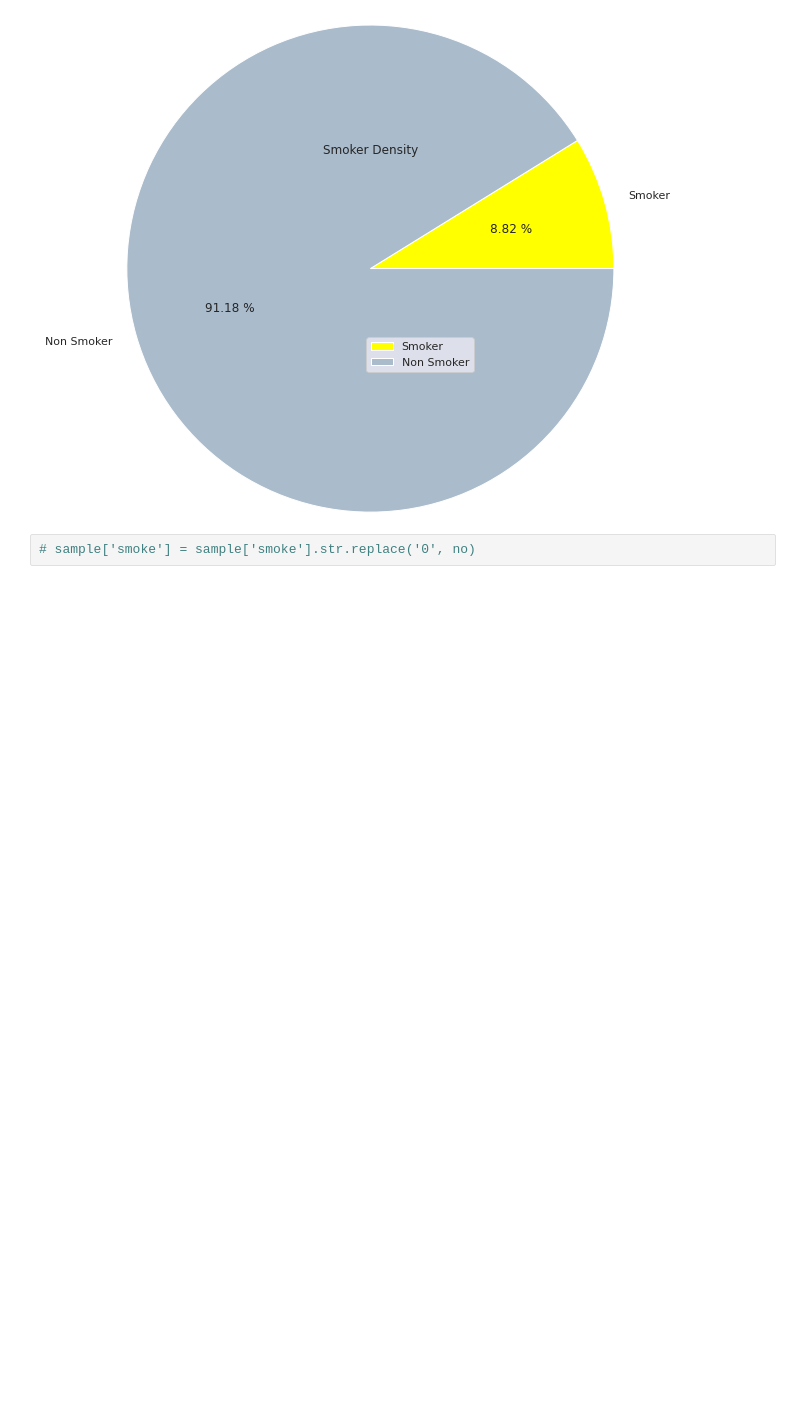
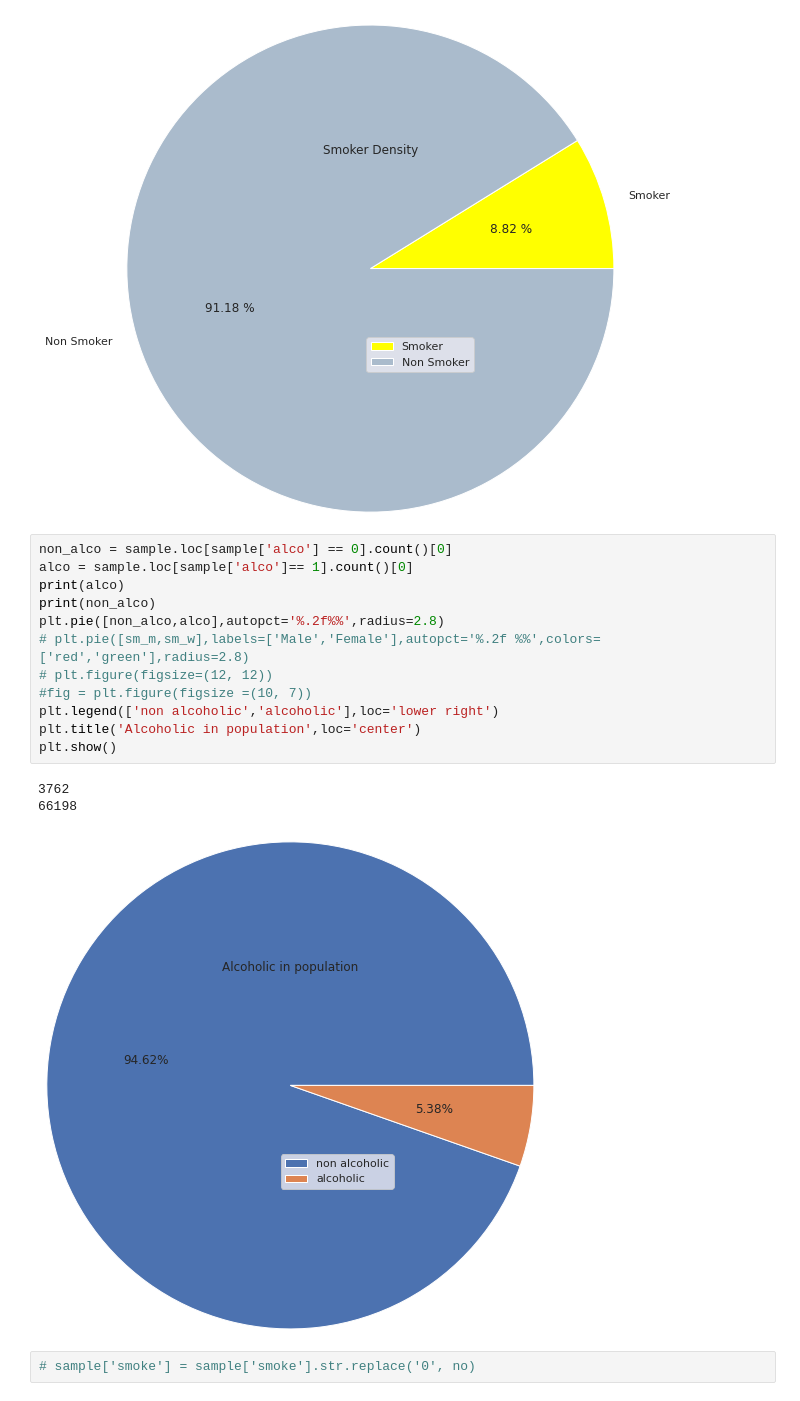
Before and after one commit to subhajit008/Health_data, a Jupyter notebook: Test.ipynb, the cells around one changed output. Saved outputs shown, nothing was run; the diff lists cells and outputs as text; blank space fills up the shorter version.

```diff
--- a/Test.ipynb
+++ b/Test.ipynb
@@ -121,6 +121,22 @@ plt.title('Smoker Density')
 plt.show()
 # %% [output]
 [figure]
+# %%
+non_alco = sample.loc[sample['alco'] == 0].count()[0]
+alco = sample.loc[sample['alco']== 1].count()[0]
+print(alco)
+print(non_alco)
+plt.pie([non_alco,alco],autopct='%.2f%%',radius=2.8)
+# plt.pie([sm_m,sm_w],labels=['Male','Female'],autopct='%.2f %%',colors=['red','green'],radius=2.8)
+# plt.figure(figsize=(12, 12))
+#fig = plt.figure(figsize =(10, 7))
+plt.legend(['non alcoholic','alcoholic'],loc='lower right')
+plt.title('Alcoholic in population',loc='center')
+plt.show()
+# %% [output]
+3762
+66198
+[figure, added]
 # %%
 # sample['smoke'] = sample['smoke'].str.replace('0', no)
 # %%
```
Also changed, not shown: parts of 1 cell of this notebook.
